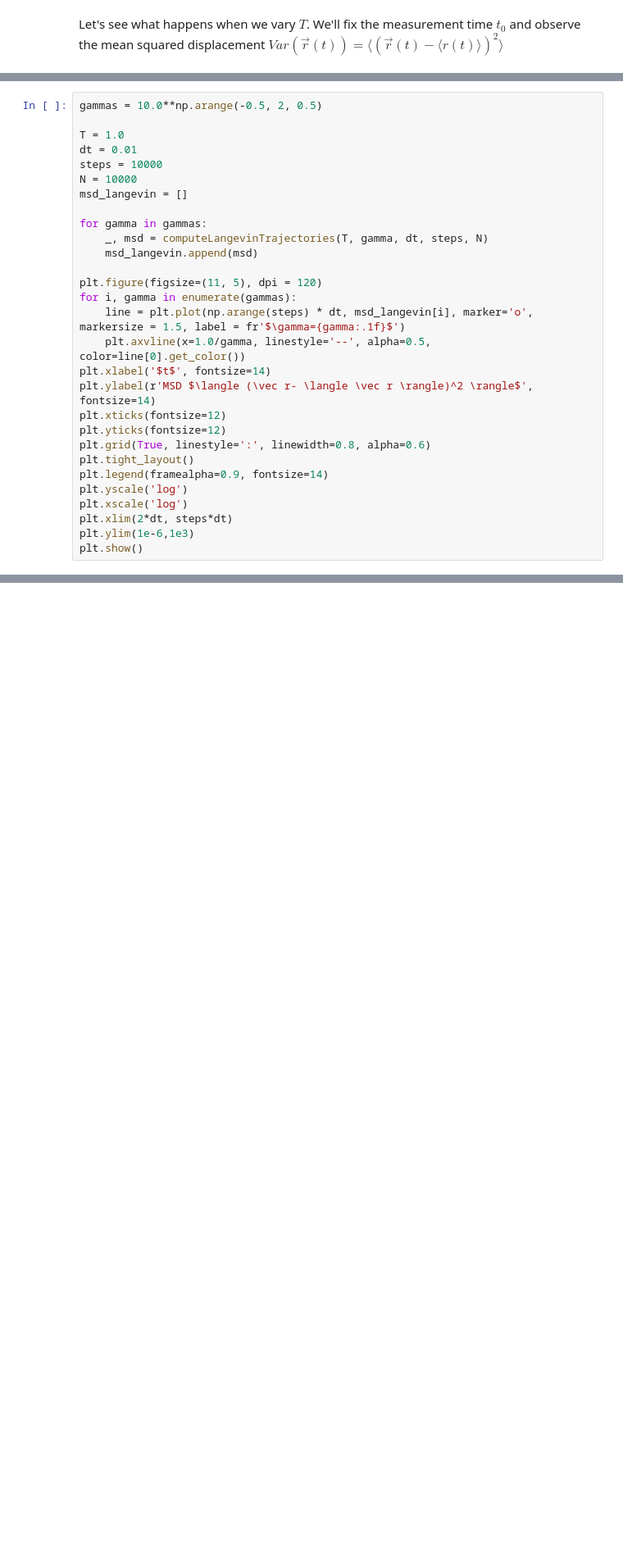
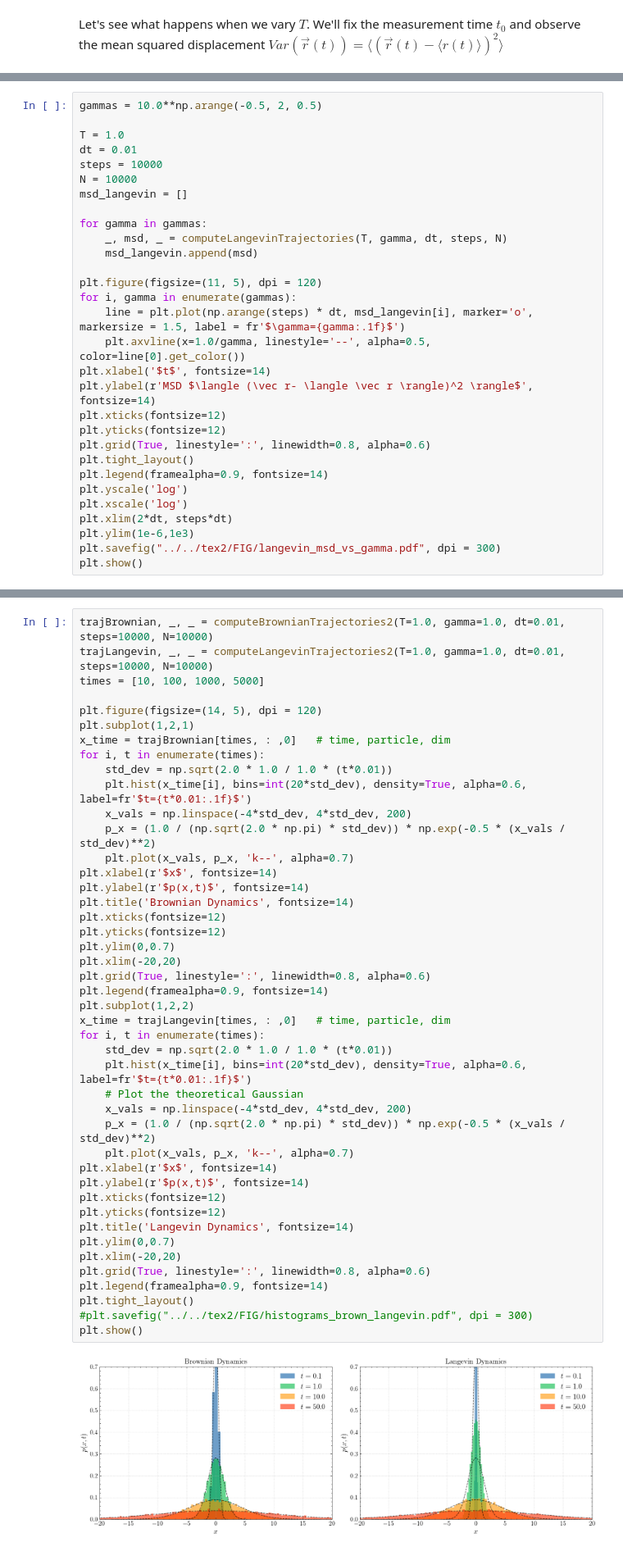
Before and after one commit to lorenzorizzi17/NumericalMethodsForSoftMatter, a Jupyter notebook: MolecularDynamics/Ex6/BrownianLangevin.ipynb, the cells around one changed output, grey strips where cells are left out. Shown at 82% size. Saved outputs shown, nothing was run; the diff lists cells and outputs as text; blank space fills up the shorter version.

```diff
--- a/MolecularDynamics/Ex6/BrownianLangevin.ipynb
+++ b/MolecularDynamics/Ex6/BrownianLangevin.ipynb
@@ -177,7 +177,7 @@ N = 10000
 msd_langevin = []
 
 for gamma in gammas:
-    _, msd = computeLangevinTrajectories(T, gamma, dt, steps, N)
+    _, msd, _ = computeLangevinTrajectories(T, gamma, dt, steps, N)
     msd_langevin.append(msd)
 
 plt.figure(figsize=(11, 5), dpi = 120)
@@ -195,6 +195,7 @@ plt.yscale('log')
 plt.xscale('log')
 plt.xlim(2*dt, steps*dt)
 plt.ylim(1e-6,1e3)
+plt.savefig("../../tex2/FIG/langevin_msd_vs_gamma.pdf", dpi = 300)
 plt.show()
 # %% [output]
 [figure]
@@ -200,0 +257,46 @@ plt.show()
+# %%
+trajBrownian, _, _ = computeBrownianTrajectories2(T=1.0, gamma=1.0, dt=0.01, steps=10000, N=10000)
+trajLangevin, _, _ = computeLangevinTrajectories2(T=1.0, gamma=1.0, dt=0.01, steps=10000, N=10000)
+times = [10, 100, 1000, 5000]
+
+plt.figure(figsize=(14, 5), dpi = 120)
+plt.subplot(1,2,1)
+x_time = trajBrownian[times, : ,0]   # time, particle, dim
+for i, t in enumerate(times):
+    std_dev = np.sqrt(2.0 * 1.0 / 1.0 * (t*0.01))
+    plt.hist(x_time[i], bins=int(20*std_dev), density=True, alpha=0.6, label=fr'$t={t*0.01:.1f}$')
+    x_vals = np.linspace(-4*std_dev, 4*std_dev, 200)
+    p_x = (1.0 / (np.sqrt(2.0 * np.pi) * std_dev)) * np.exp(-0.5 * (x_vals / std_dev)**2)
+    plt.plot(x_vals, p_x, 'k--', alpha=0.7)
+plt.xlabel(r'$x$', fontsize=14)
+plt.ylabel(r'$p(x,t)$', fontsize=14)
+plt.title('Brownian Dynamics', fontsize=14)
+plt.xticks(fontsize=12)
+plt.yticks(fontsize=12)
+plt.ylim(0,0.7)
+plt.xlim(-20,20)
+plt.grid(True, linestyle=':', linewidth=0.8, alpha=0.6)
+plt.legend(framealpha=0.9, fontsize=14)
+plt.subplot(1,2,2)
+x_time = trajLangevin[times, : ,0]   # time, particle, dim
+for i, t in enumerate(times):
+    std_dev = np.sqrt(2.0 * 1.0 / 1.0 * (t*0.01))
+    plt.hist(x_time[i], bins=int(20*std_dev), density=True, alpha=0.6, label=fr'$t={t*0.01:.1f}$')
+    # Plot the theoretical Gaussian
+    x_vals = np.linspace(-4*std_dev, 4*std_dev, 200)
+    p_x = (1.0 / (np.sqrt(2.0 * np.pi) * std_dev)) * np.exp(-0.5 * (x_vals / std_dev)**2)
+    plt.plot(x_vals, p_x, 'k--', alpha=0.7)
+plt.xlabel(r'$x$', fontsize=14)
+plt.ylabel(r'$p(x,t)$', fontsize=14)
+plt.xticks(fontsize=12)
+plt.yticks(fontsize=12)
+plt.title('Langevin Dynamics', fontsize=14)
+plt.ylim(0,0.7)
+plt.xlim(-20,20)
+plt.grid(True, linestyle=':', linewidth=0.8, alpha=0.6)
+plt.legend(framealpha=0.9, fontsize=14)
+plt.tight_layout()
+#plt.savefig("../../tex2/FIG/histograms_brown_langevin.pdf", dpi = 300)
+plt.show()
+# %% [output]
+[figure, added]
```
Also changed, not shown: parts of 2 cells of this notebook, 3 other files.
